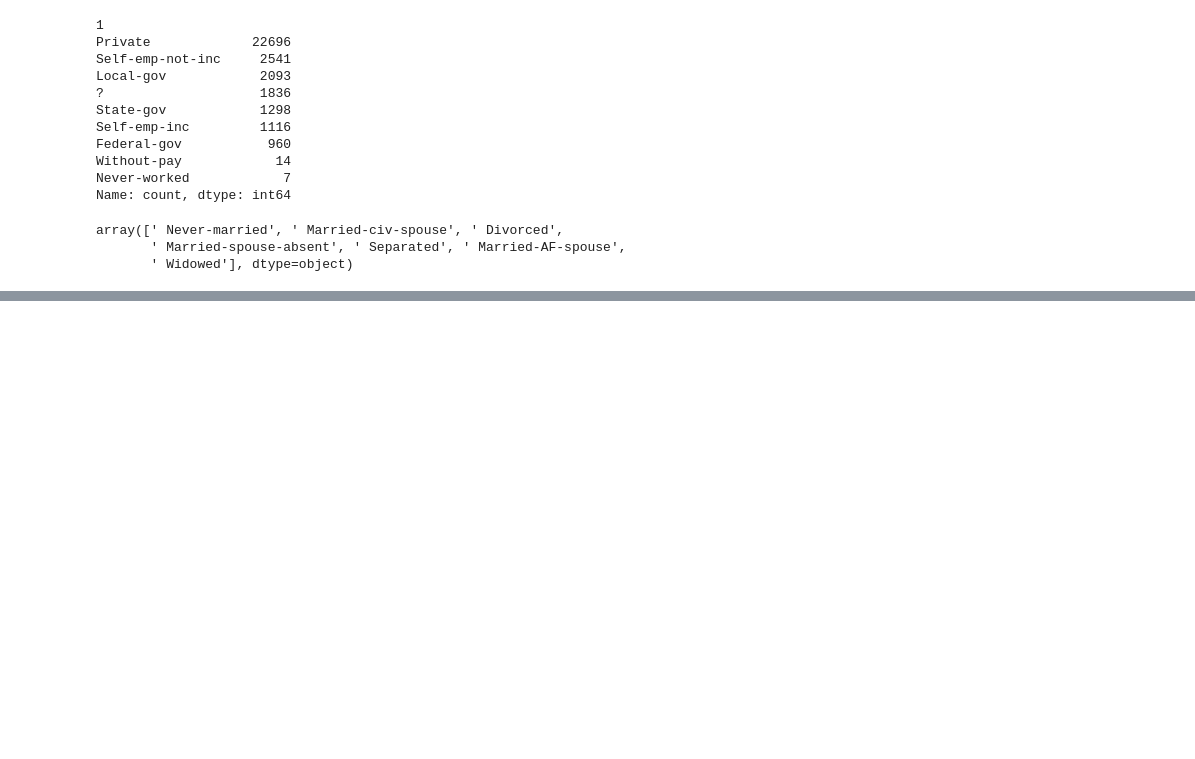
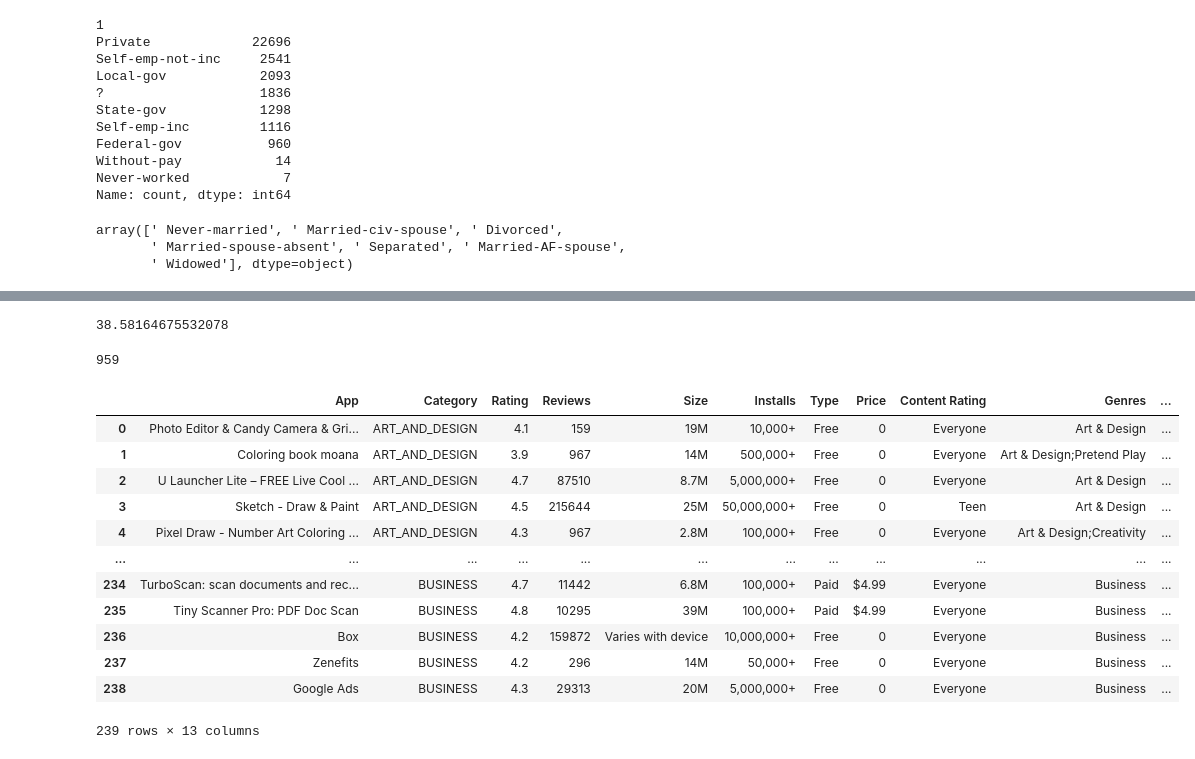
Before and after one commit to SoumyaBhaiya/IFT511, a Jupyter notebook: inclass1.ipynb, the cells around one changed output, grey strips where cells are left out. Drawn from its saved outputs; the diff is of its cells as text; code cells hidden in the pictures; blank space fills up the shorter version.

Commit message:
in inclass1.ipynb, added another dataset to read. in track1, did another problem

```diff
--- a/inclass1.ipynb
+++ b/inclass1.ipynb
@@ -162,0 +236,25 @@ array([' Never-married', ' Married-civ-spouse', ' Divorced',
+# %%
+df[0].mean()
+# %% [output]
+38.58164675532078
+# %%
+df[(df[3]==' Masters')& (df[14]==' >50K')][0].count() #track 2
+# %% [output]
+959
+# %%
+dataset2= pd.read_csv("sample_googleplaystore-1.csv")
+dataset2
+# %% [output]
+|  | App | Category | Rating | Reviews | Size | Installs | Type | Price | Content Rating | Genres | ... |
+| 0 | Photo Editor & Candy Camera & Gri... | ART_AND_DESIGN | 4.1 | 159 | 19M | 10,000+ | Free | 0 | Everyone | Art & Design | ... |
+| 1 | Coloring book moana | ART_AND_DESIGN | 3.9 | 967 | 14M | 500,000+ | Free | 0 | Everyone | Art & Design;Pretend Play | ... |
+| 2 | U Launcher Lite – FREE Live Cool ... | ART_AND_DESIGN | 4.7 | 87510 | 8.7M | 5,000,000+ | Free | 0 | Everyone | Art & Design | ... |
+| 3 | Sketch - Draw & Paint | ART_AND_DESIGN | 4.5 | 215644 | 25M | 50,000,000+ | Free | 0 | Teen | Art & Design | ... |
+| 4 | Pixel Draw - Number Art Coloring ... | ART_AND_DESIGN | 4.3 | 967 | 2.8M | 100,000+ | Free | 0 | Everyone | Art & Design;Creativity | ... |
+| ... | ... | ... | ... | ... | ... | ... | ... | ... | ... | ... | ... |
+| 234 | TurboScan: scan documents and rec... | BUSINESS | 4.7 | 11442 | 6.8M | 100,000+ | Paid | $4.99 | Everyone | Business | ... |
+| 235 | Tiny Scanner Pro: PDF Doc Scan | BUSINESS | 4.8 | 10295 | 39M | 100,000+ | Paid | $4.99 | Everyone | Business | ... |
+| 236 | Box | BUSINESS | 4.2 | 159872 | Varies with device | 10,000,000+ | Free | 0 | Everyone | Business | ... |
+| 237 | Zenefits | BUSINESS | 4.2 | 296 | 14M | 50,000+ | Free | 0 | Everyone | Business | ... |
+| 238 | Google Ads | BUSINESS | 4.3 | 29313 | 20M | 5,000,000+ | Free | 0 | Everyone | Business | ... |
+239 rows × 13 columns
```
Also changed, not shown: parts of 4 cells of this notebook, 1 other file.
